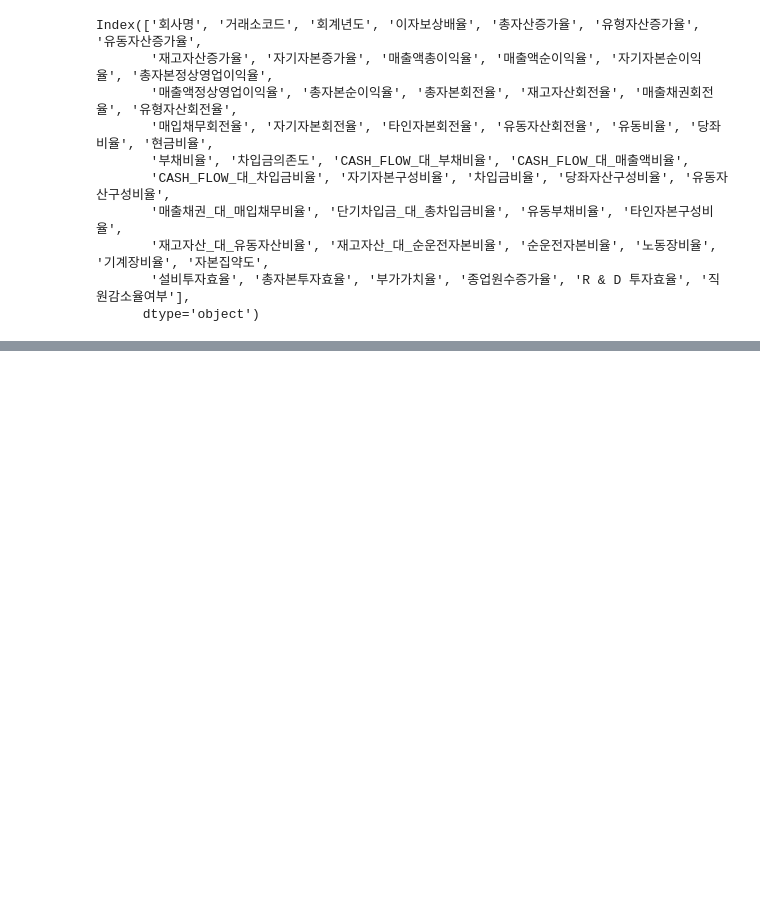
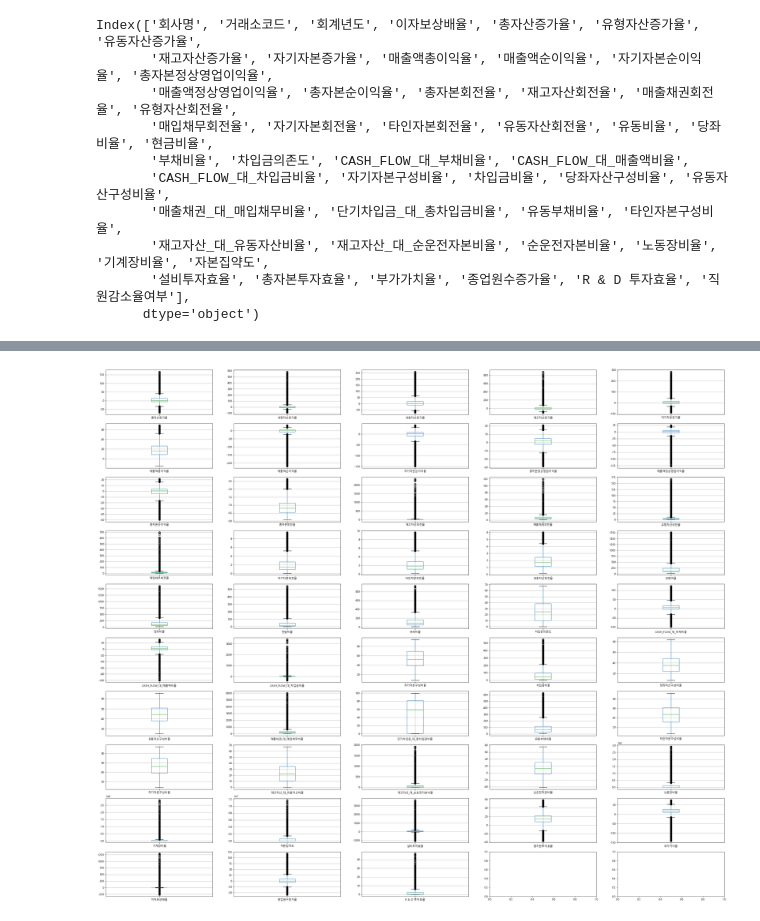
Before and after one commit to Penta-Audit-Technology/jh, a Jupyter notebook: 회귀노가다.ipynb, the cells around one changed output, grey strips where cells are left out. Saved outputs shown, nothing was run; the diff lists cells and outputs as text; code cells hidden in the pictures; blank space fills up the shorter version.

```diff
--- a/회귀노가다.ipynb
+++ b/회귀노가다.ipynb
@@ -60,0 +178,5 @@ df = df.reset_index(drop=True)
+# %%
+from scipy.stats.mstats import winsorize
+df1 = df.iloc[:,3:].copy()
+for col in df1.columns:
+     df1[col] = winsorize(df1[col], limits= 0.01)
@@ -60,0 +235,59 @@ df = df.reset_index(drop=True)
+# %%
+from matplotlib.pyplot import imread
+
+fig, axes = plt.subplots(10, 5)
+fig.set_size_inches((40,35))
+
+df1.boxplot(column='총자산증가율', ax=axes[0,0])
+df1.boxplot(column='유형자산증가율', ax=axes[0,1])
+df1.boxplot(column='유동자산증가율', ax=axes[0,2])
+df1.boxplot(column='재고자산증가율', ax=axes[0,3])
+df1.boxplot(column='자기자본증가율', ax=axes[0,4])
+df1.boxplot(column='매출액총이익율', ax=axes[1,0])
+df1.boxplot(column='매출액순이익율', ax=axes[1,1])
+df1.boxplot(column='자기자본순이익율', ax=axes[1,2])
+df1.boxplot(column='총자본정상영업이익율', ax=axes[1,3])
+df1.boxplot(column='매출액정상영업이익율', ax=axes[1,4])
+df1.boxplot(column='총자본순이익율', ax=axes[2,0])
+df1.boxplot(column='총자본회전율', ax=axes[2,1])
+df1.boxplot(column='재고자산회전율', ax=axes[2,2])
+df1.boxplot(column='매출채권회전율', ax=axes[2,3])
+df1.boxplot(column='유형자산회전율', ax=axes[2,4])
+df1.boxplot(column='매입채무회전율', ax=axes[3,0])
+df1.boxplot(column='자기자본회전율', ax=axes[3,1])
+df1.boxplot(column='타인자본회전율', ax=axes[3,2])
+df1.boxplot(column='유동자산회전율', ax=axes[3,3])
+df1.boxplot(column='유동비율', ax=axes[3,4])
+df1.boxplot(column='당좌비율', ax=axes[4,0])
+df1.boxplot(column='현금비율', ax=axes[4,1])
+df1.boxplot(column='부채비율', ax=axes[4,2])
+df1.boxplot(column='차입금의존도', ax=axes[4,3])
+df1.boxplot(column='CASH_FLOW_대_부채비율', ax=axes[4,4])
+df1.boxplot(column='CASH_FLOW_대_매출액비율', ax=axes[5,0])
+df1.boxplot(column='CASH_FLOW_대_차입금비율', ax=axes[5,1])
+df1.boxplot(column='자기자본구성비율', ax=axes[5,2])
+df1.boxplot(column='차입금비율', ax=axes[5,3])
+df1.boxplot(column='당좌자산구성비율', ax=axes[5,4])
+df1.boxplot(column='유동자산구성비율', ax=axes[6,0])
+df1.boxplot(column='매출채권_대_매입채무비율', ax=axes[6,1])
+df1.boxplot(column='단기차입금_대_총차입금비율', ax=axes[6,2])
+df1.boxplot(column='유동부채비율', ax=axes[6,3])
+df1.boxplot(column='타인자본구성비율', ax=axes[6,4])
+df1.boxplot(column='자기자본구성비율', ax=axes[7,0])
+df1.boxplot(column='재고자산_대_유동자산비율', ax=axes[7,1])
+df1.boxplot(column='재고자산_대_순운전자본비율', ax=axes[7,2])
+df1.boxplot(column='순운전자본비율', ax=axes[7,3])
+df1.boxplot(column='노동장비율', ax=axes[7,4])
+df1.boxplot(column='기계장비율', ax=axes[8,0])
+df1.boxplot(column='자본집약도', ax=axes[8,1])
+df1.boxplot(column='설비투자효율', ax=axes[8,2])
+df1.boxplot(column='총자본투자효율', ax=axes[8,3])
+df1.boxplot(column='부가가치율', ax=axes[8,4])
+df1.boxplot(column='이자보상배율', ax=axes[9,0])
+df1.boxplot(column='종업원수증가율', ax=axes[9,1])
+df1.boxplot(column='R & D 투자효율', ax=axes[9,2])
+# df1.boxplot(column='무형자산개발비비율', ax=axes[9,3])
+
+plt.show()
+# %% [output]
+[figure, added]
```
Also changed, not shown: parts of 26 cells of this notebook, 3 other files.
